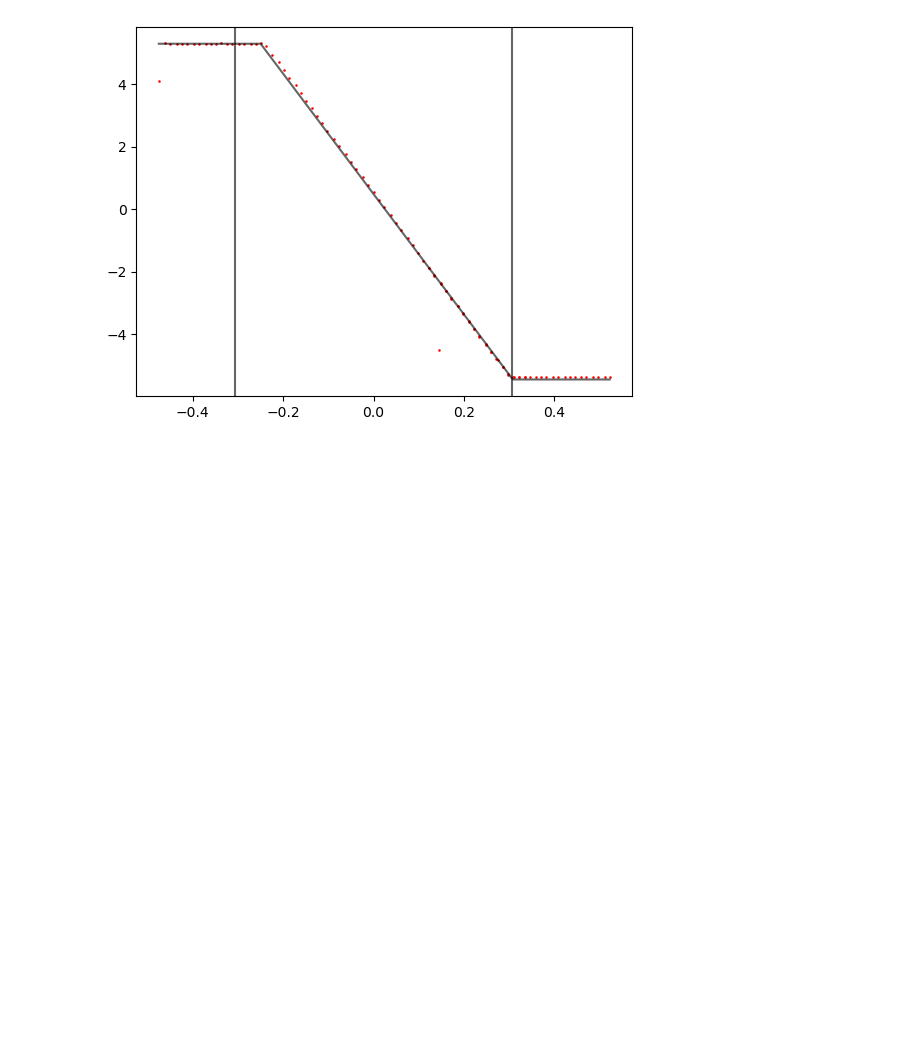
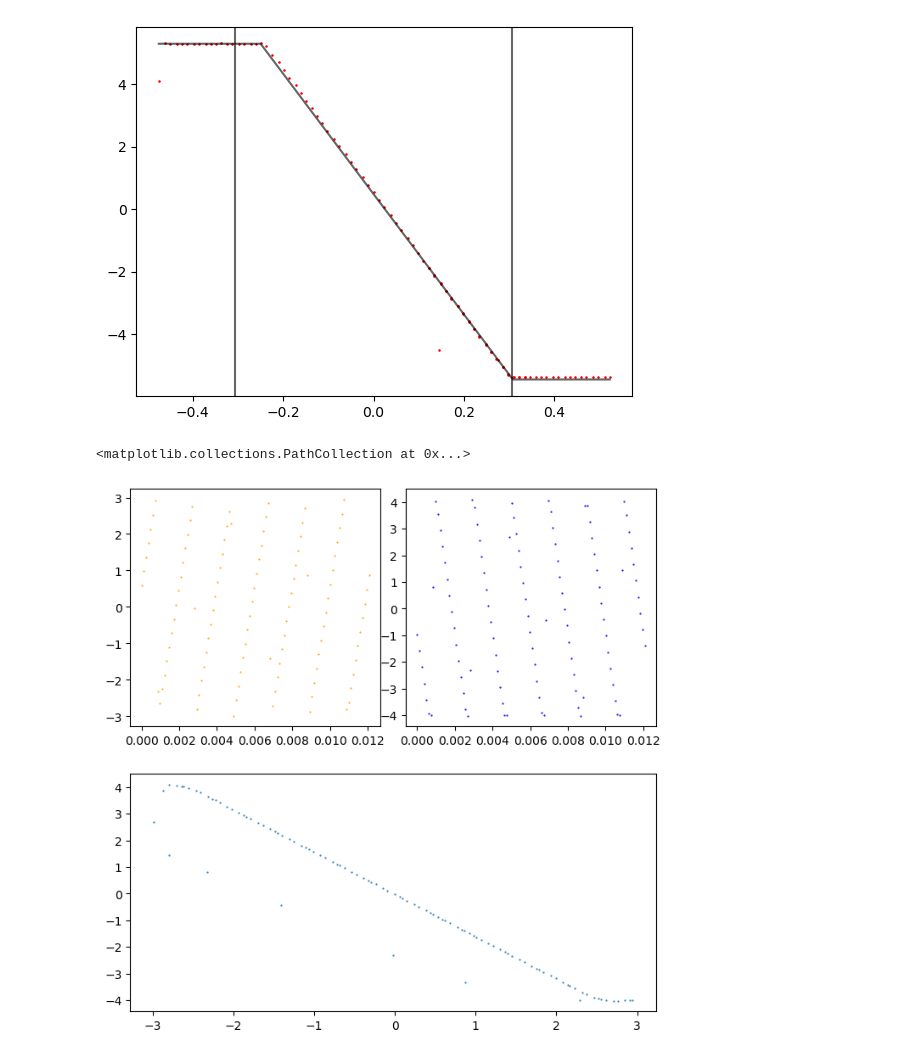
Before and after one commit to Chwanhee/Metrology, a Jupyter notebook: op_amp_transfer_curve.ipynb, the cells around one changed output. Saved outputs shown, nothing was run; the diff lists cells and outputs as text; code cells hidden in the pictures; blank space fills up the shorter version.

```diff
--- a/op_amp_transfer_curve.ipynb
+++ b/op_amp_transfer_curve.ipynb
@@ -319,3 +339,37 @@ plt.show()
 # %% [output]
 [-19.26547388   0.48383681  18.          21.        ] -19.607843137254903
 [figure]
+# %%
+# Transfer curve by frequencies
+
+handle = open("inverting_amp_high.pkl", 'rb')
+data_h=pickle.load(handle)
+handle.close()
+
+handle = open("inverting_amp_low.pkl", 'rb')
+data_l=pickle.load(handle)
+handle.close()
+
+R1 = data_l["R1"]
+freq = data_l["Freq"]
+f = freq[6]
+
+T, Ch1, Ch2 = data_l[f]
+length = 100
+T = T[:length]
+Ch1 = Ch1[:length]
+Ch2 = Ch2[:length]
+
+fig = plt.figure(figsize=(8,8))
+grid = gs.GridSpec(2,2,wspace=0.1,)
+
+axs1 = plt.subplot(grid[0,0])
+axs2 = plt.subplot(grid[0,1])
+axs3 = plt.subplot(grid[1,:])
+
+axs1.scatter(T,Ch1,s=0.3,color="orange")
+axs2.scatter(T,Ch2,s=0.3,color="blue")
+axs3.scatter(Ch1,Ch2,s=0.3)
+# %% [output]
+<matplotlib.collections.PathCollection at 0x...>
+[figure, added]
```
Also changed, not shown: parts of 2 cells of this notebook, 3 other files.
